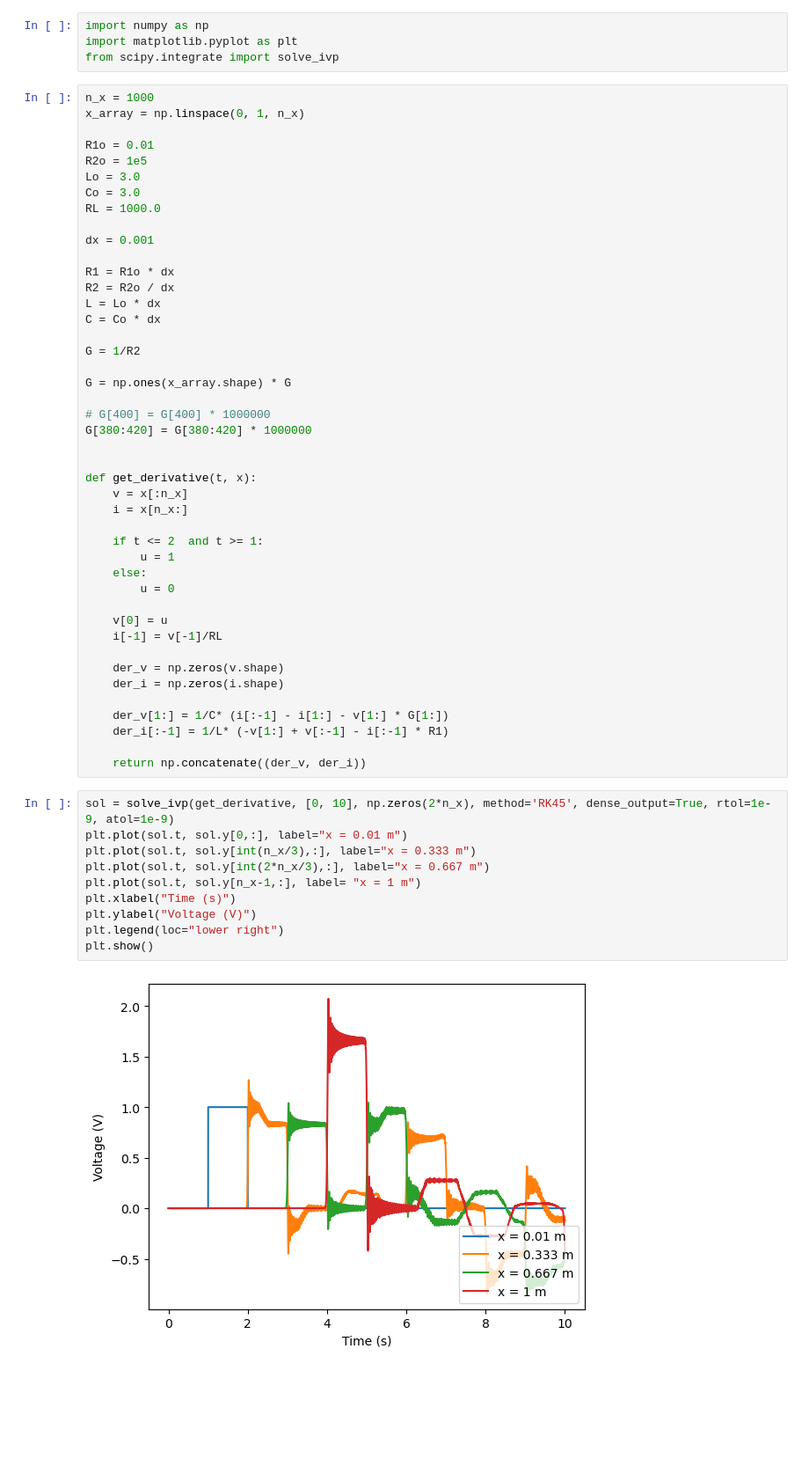
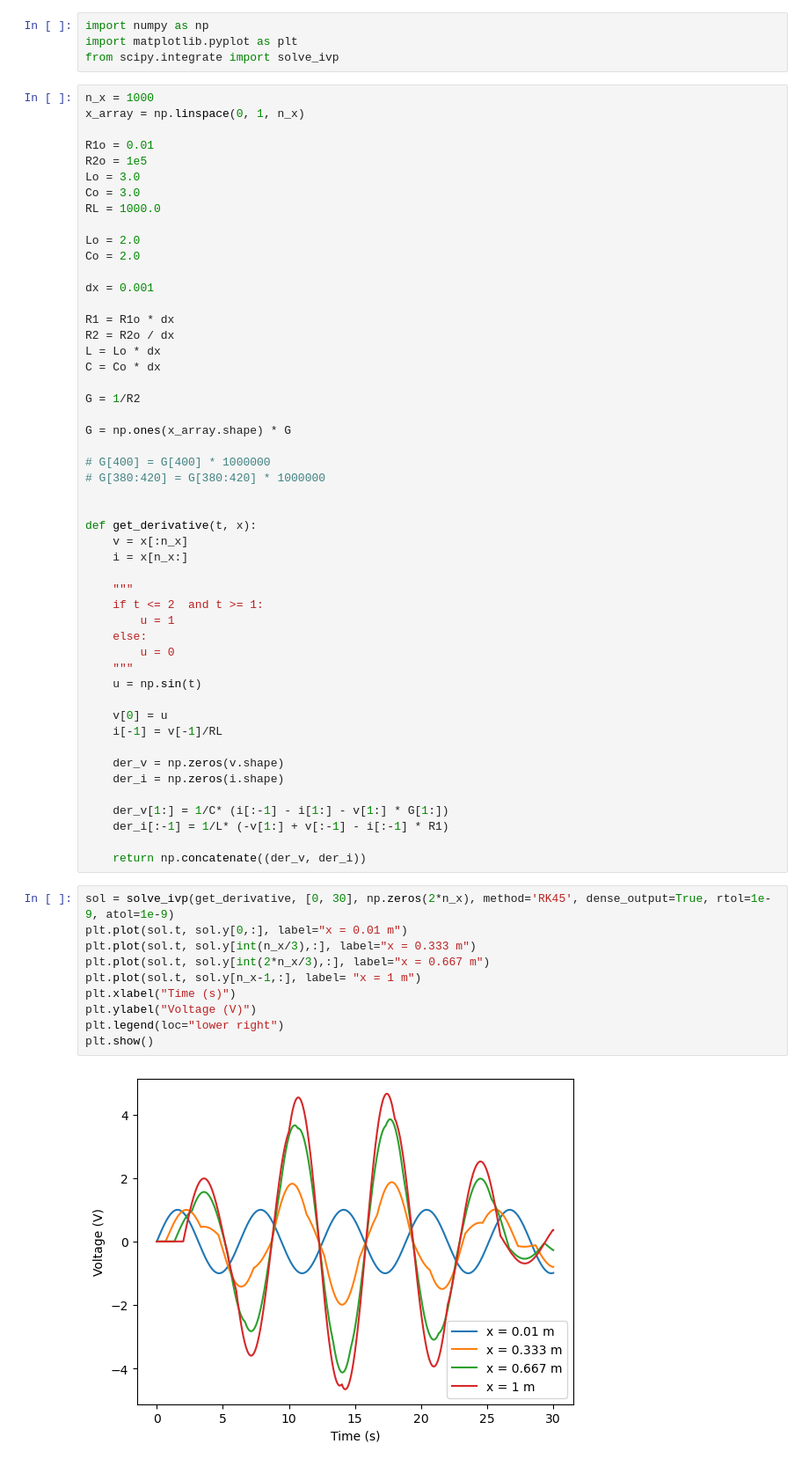
Before and after one commit to AlejandroPenacho/PINN-Project, a Jupyter notebook: numerical.ipynb, the cells around one changed output. Shown at 88% size. Drawn from its saved outputs; the diff is of its cells as text; blank space fills up the shorter version.

```diff
--- a/numerical.ipynb
+++ b/numerical.ipynb
@@ -11,6 +11,9 @@ R2o = 1e5
 Lo = 3.0
 Co = 3.0
 RL = 1000.0
+
+Lo = 2.0
+Co = 2.0
 
 dx = 0.001
 
@@ -24,17 +27,20 @@ G = 1/R2
 G = np.ones(x_array.shape) * G
 
 # G[400] = G[400] * 1000000
-G[380:420] = G[380:420] * 1000000
+# G[380:420] = G[380:420] * 1000000
 
 
 def get_derivative(t, x):
     v = x[:n_x]
     i = x[n_x:]
 
+    """
     if t <= 2  and t >= 1:
         u = 1
     else:
         u = 0
+    """
+    u = np.sin(t)
 
     v[0] = u
     i[-1] = v[-1]/RL
@@ -47,17 +53,17 @@ def get_derivative(t, x):
 
     return np.concatenate((der_v, der_i))
 # %%
-sol = solve_ivp(get_derivative, [0, 10], np.zeros(2*n_x), method='RK45', dense_output=True, rtol=1e-9, atol=1e-9)
+sol = solve_ivp(get_derivative, [0, 30], np.zeros(2*n_x), method='RK45', dense_output=True, rtol=1e-9, atol=1e-9)
 plt.plot(sol.t, sol.y[0,:], label="x = 0.01 m")
 plt.plot(sol.t, sol.y[int(n_x/3),:], label="x = 0.333 m")
 plt.plot(sol.t, sol.y[int(2*n_x/3),:], label="x = 0.667 m")
 plt.plot(sol.t, sol.y[n_x-1,:], label= "x = 1 m")
 plt.xlabel("Time (s)")
 plt.ylabel("Voltage (V)")
 plt.legend(loc="lower right")
 plt.show()
 # %% [output]
-[figure, old version]
+[figure, new version]
 # %%
 fig = plt.figure()
 ax = fig.subplots()
```
Also changed, not shown: parts of 1 cell of this notebook, 3 other files.
